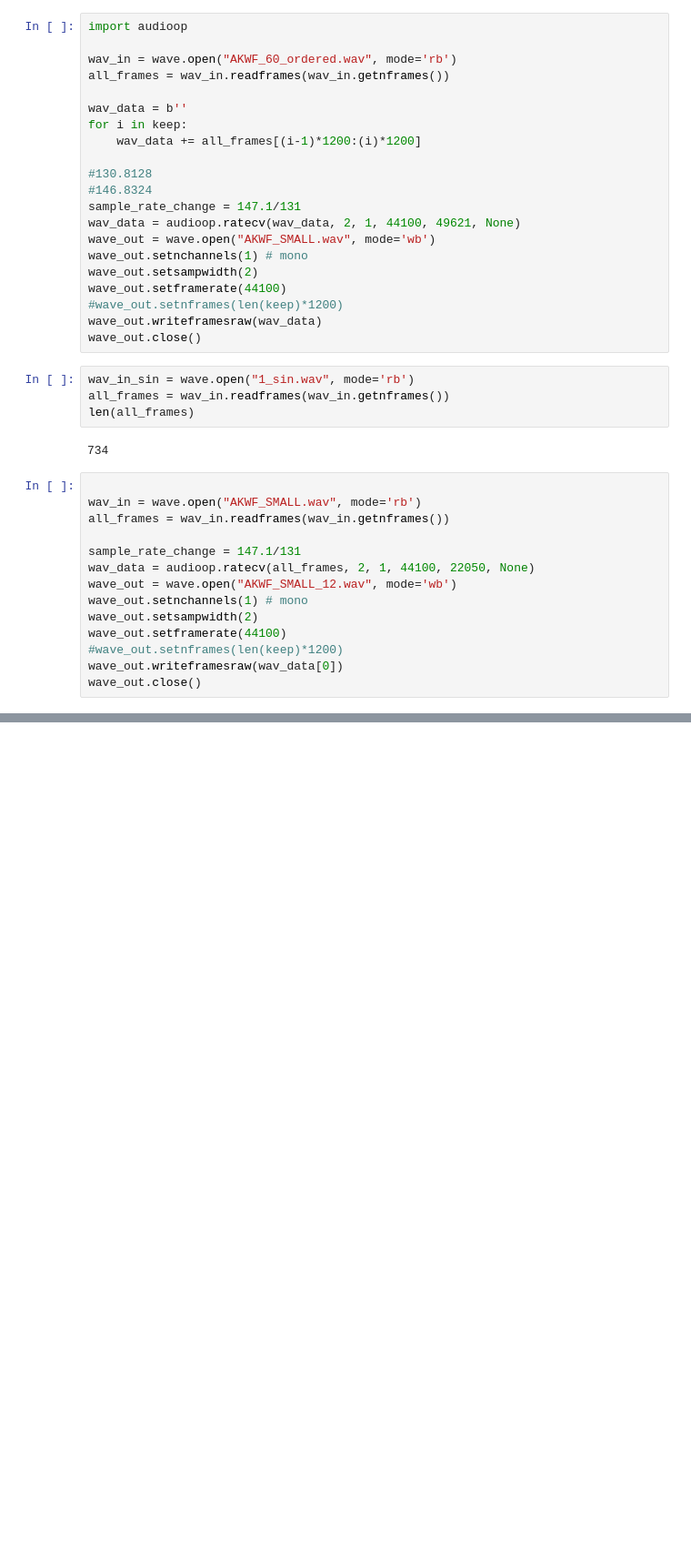
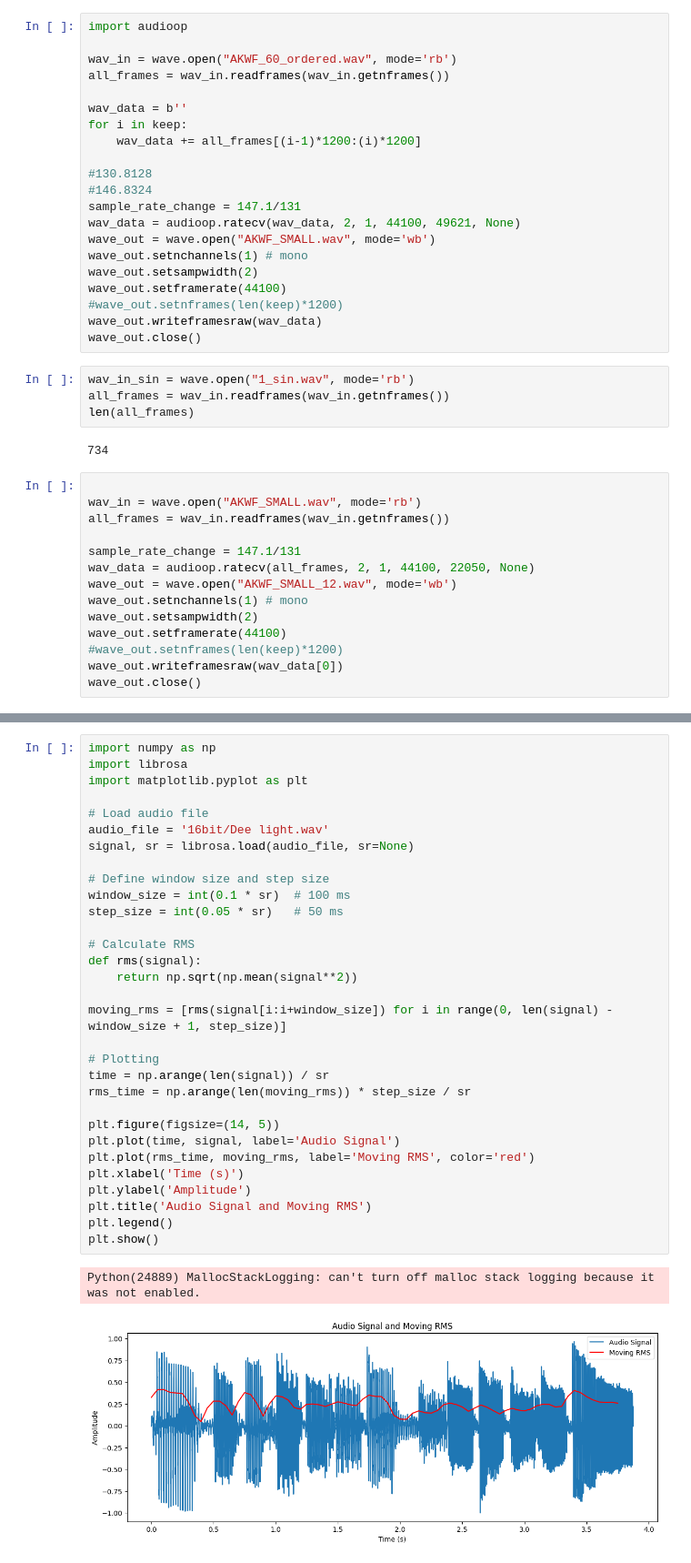
Before and after one commit to fletchjeff/prex_pedal, a Jupyter notebook: Prex Explorer.ipynb, the cells around one changed output, grey strips where cells are left out. Shown at 91% size. Saved outputs shown, nothing was run; the diff lists cells and outputs as text; blank space fills up the shorter version.

```diff
--- a/Prex Explorer.ipynb
+++ b/Prex Explorer.ipynb
@@ -595,0 +668,34 @@ wave_out.close()
+# %%
+import numpy as np
+import librosa
+import matplotlib.pyplot as plt
+
+# Load audio file
+audio_file = '16bit/Dee light.wav'
+signal, sr = librosa.load(audio_file, sr=None)
+
+# Define window size and step size
+window_size = int(0.1 * sr)  # 100 ms
+step_size = int(0.05 * sr)   # 50 ms
+
+# Calculate RMS
+def rms(signal):
+    return np.sqrt(np.mean(signal**2))
+
+moving_rms = [rms(signal[i:i+window_size]) for i in range(0, len(signal) - window_size + 1, step_size)]
+
+# Plotting
+time = np.arange(len(signal)) / sr
+rms_time = np.arange(len(moving_rms)) * step_size / sr
+
+plt.figure(figsize=(14, 5))
+plt.plot(time, signal, label='Audio Signal')
+plt.plot(rms_time, moving_rms, label='Moving RMS', color='red')
+plt.xlabel('Time (s)')
+plt.ylabel('Amplitude')
+plt.title('Audio Signal and Moving RMS')
+plt.legend()
+plt.show()
+# %% [output]
+Python(24889) MallocStackLogging: can't turn off malloc stack logging because it was not enabled.
+[figure, added]
```
Also changed, not shown: parts of 10 cells of this notebook, 2 other files.
